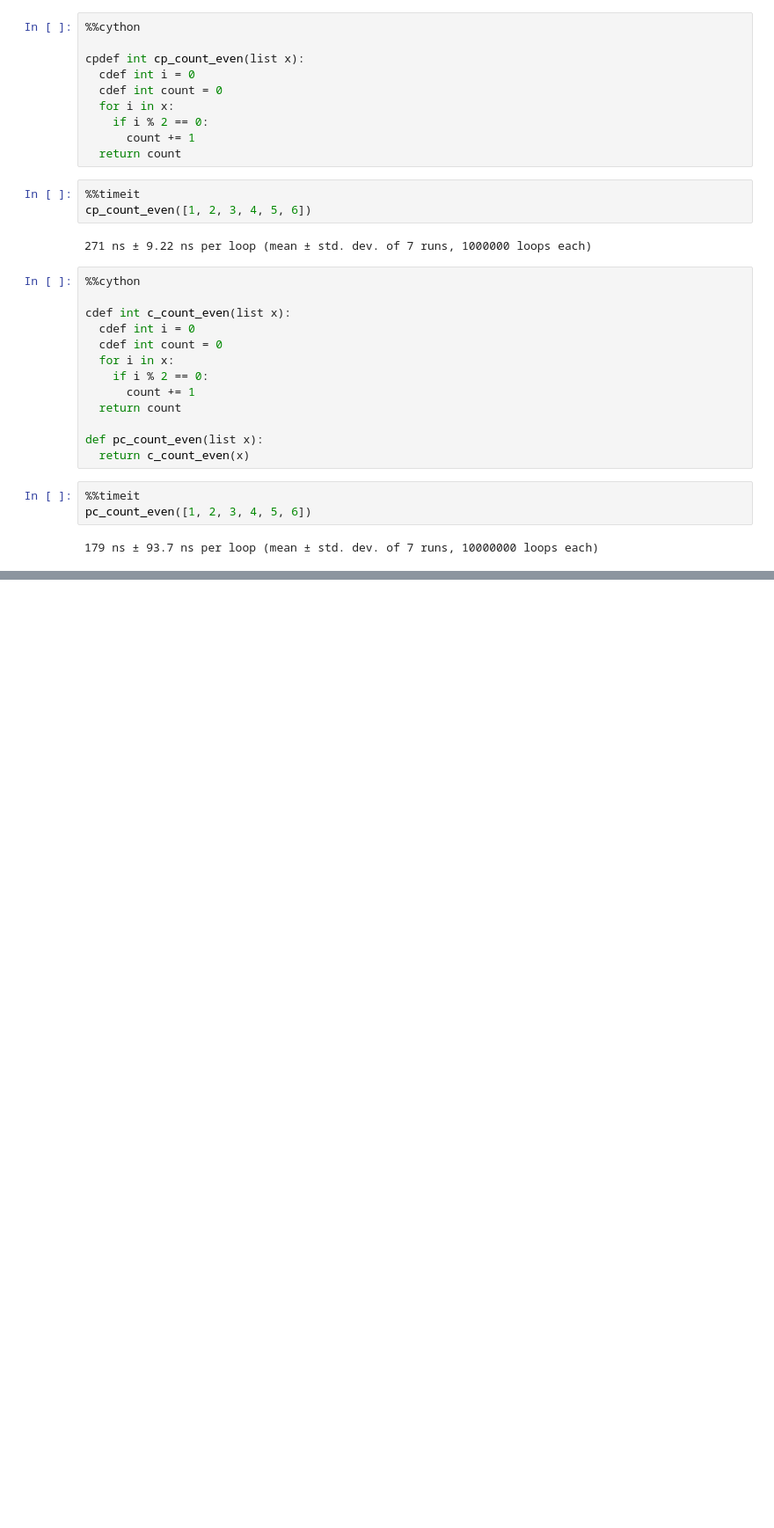
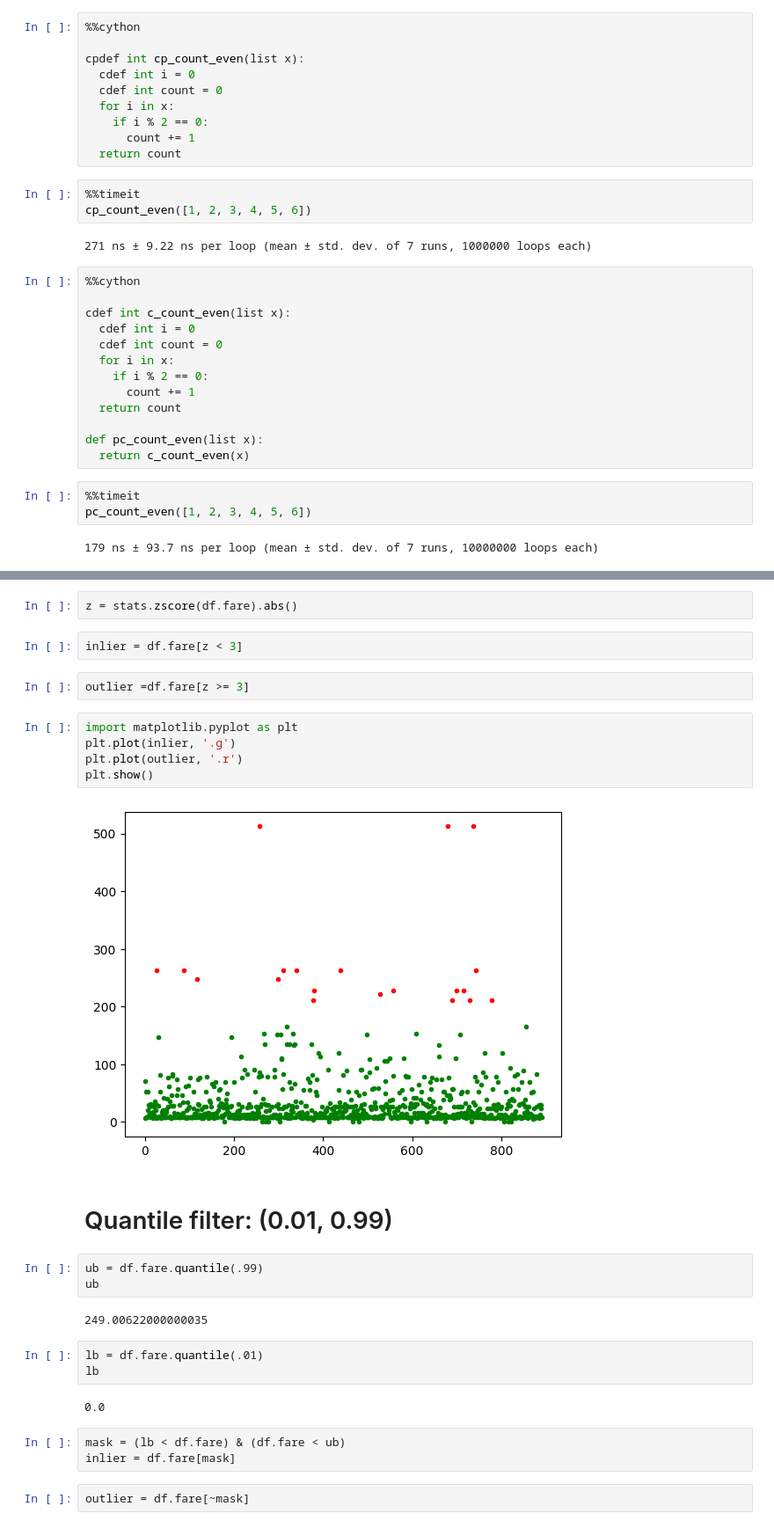
Before and after one commit to cybergigz/data-science, a Jupyter notebook: nondegree_pim_2.ipynb, the cells around one changed output, grey strips where cells are left out. Shown at 88% size. Saved outputs shown, nothing was run; the diff lists cells and outputs as text; blank space fills up the shorter version.

```diff
--- a/nondegree_pim_2.ipynb
+++ b/nondegree_pim_2.ipynb
@@ -2236,0 +2469,30 @@ pc_count_even([1, 2, 3, 4, 5, 6])
+# %%
+z = stats.zscore(df.fare).abs()
+# %%
+inlier = df.fare[z < 3]
+# %%
+outlier =df.fare[z >= 3]
+# %%
+import matplotlib.pyplot as plt
+plt.plot(inlier, '.g')
+plt.plot(outlier, '.r')
+plt.show()
+# %% [output]
+[figure, added]
+# %% [markdown]
+# Quantile filter: (0.01, 0.99)
+# %%
+ub = df.fare.quantile(.99)
+ub
+# %% [output]
+249.00622000000035
+# %%
+lb = df.fare.quantile(.01)
+lb
+# %% [output]
+0.0
+# %%
+mask = (lb < df.fare) & (df.fare < ub)
+inlier = df.fare[mask]
+# %%
+outlier = df.fare[~mask]
```
Also changed, not shown: parts of 41 cells of this notebook.
